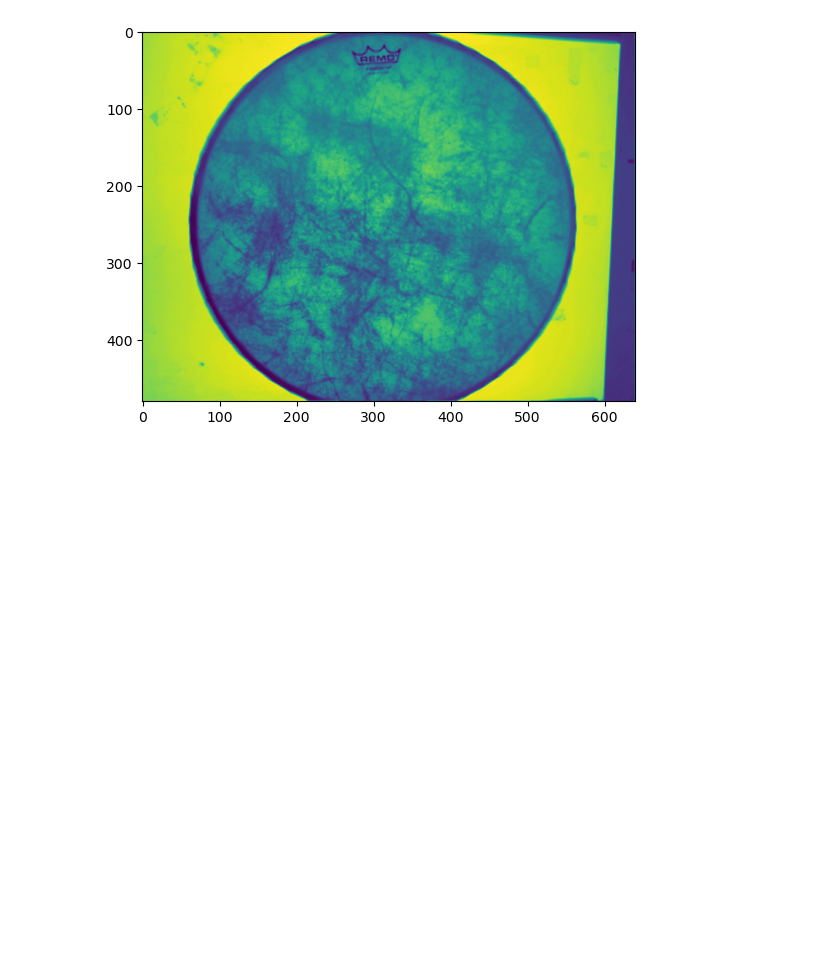
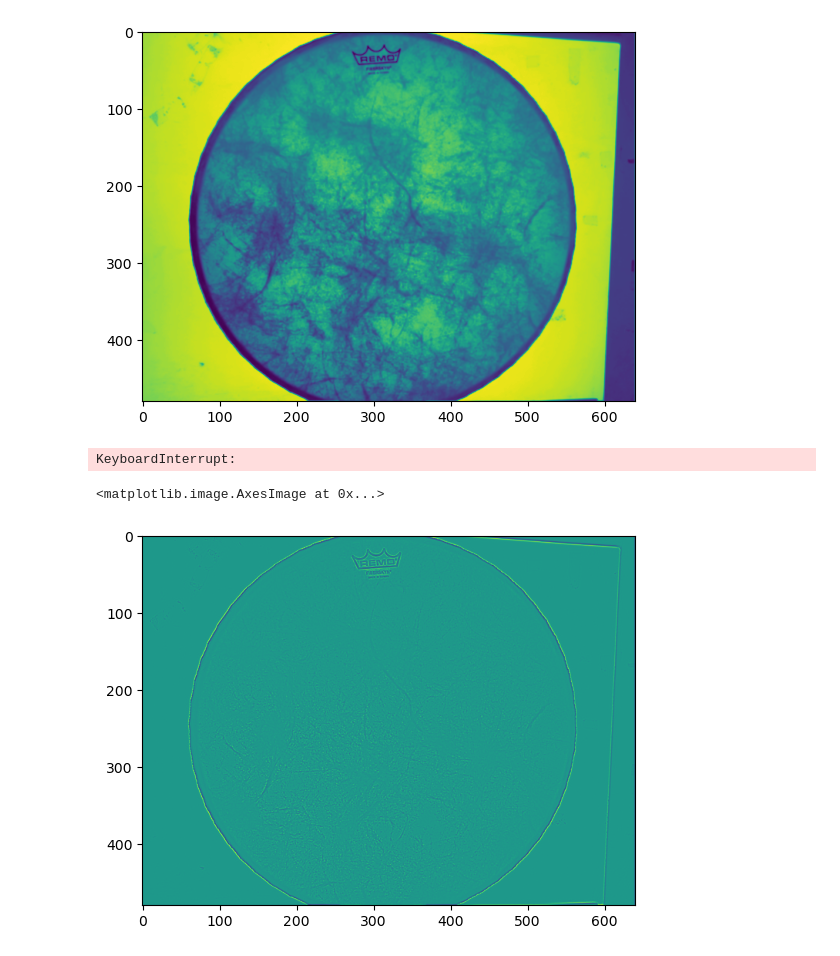
Before and after one commit to wernst24/bobdiffusion, a Jupyter notebook: experiment.ipynb, the cells around one changed output. Cells and saved outputs as stored; diff of their text form; code cells hidden in the pictures; blank space fills up the shorter version.

Commit message:
add multiple-iteration anisotropic diffusion

```diff
--- a/experiment.ipynb
+++ b/experiment.ipynb
@@ -149,7 +149,7 @@ def anisotropic_diffusion(img, sigma_inner, sigma_blur, k_radius=3):
     k_size = k_radius*2+1
     coherence, theta = coh_ang_calc(img, sigma_inner, k_radius) # shape (height, width)
     sigma_2 = sigma_blur # shape (1)
-    sigma_1 = (sigma_2 * (1 - coherence)).reshape(img_dimensions + (1, 1)) # shape (height, width)
+    sigma_1 = (sigma_2 * (1 - coherence/2)).reshape(img_dimensions + (1, 1)) # shape (height, width)
 
     s = np.sin(theta).reshape(img_dimensions + (1, 1)) # shape (height, width)
     c = np.cos(theta).reshape(img_dimensions + (1, 1)) # shape (height, width)
@@ -173,3 +173,13 @@ plt.imshow(filtered_img)
 [figure]
 # %%
 # plt.imshow(filtered_img - drum_gray + np.abs(filtered_img - drum_gray))
+temp_func = lambda x, _ : anisotropic_diffusion(x, 2, 3, k_radius = 10)
+a_diffuse = diffuse(drum_small, 7, temp_func, 1000)
+plt.imshow(a_diffuse)
+# %% [output]
+KeyboardInterrupt:
+# %%
+plt.imshow(drum_gray - a_diffuse)
+# %% [output]
+<matplotlib.image.AxesImage at 0x...>
+[figure, added]
```
Also changed, not shown: parts of 4 cells of this notebook.
